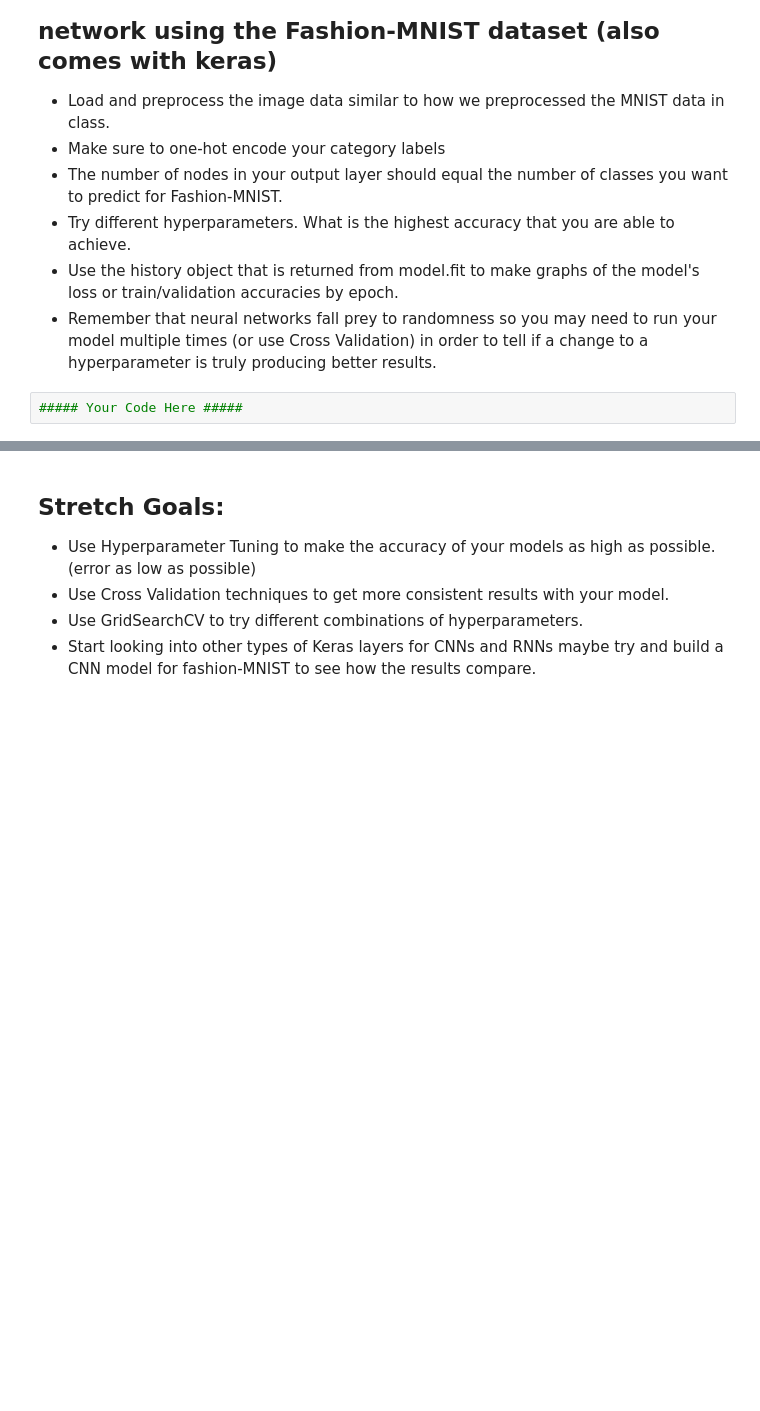
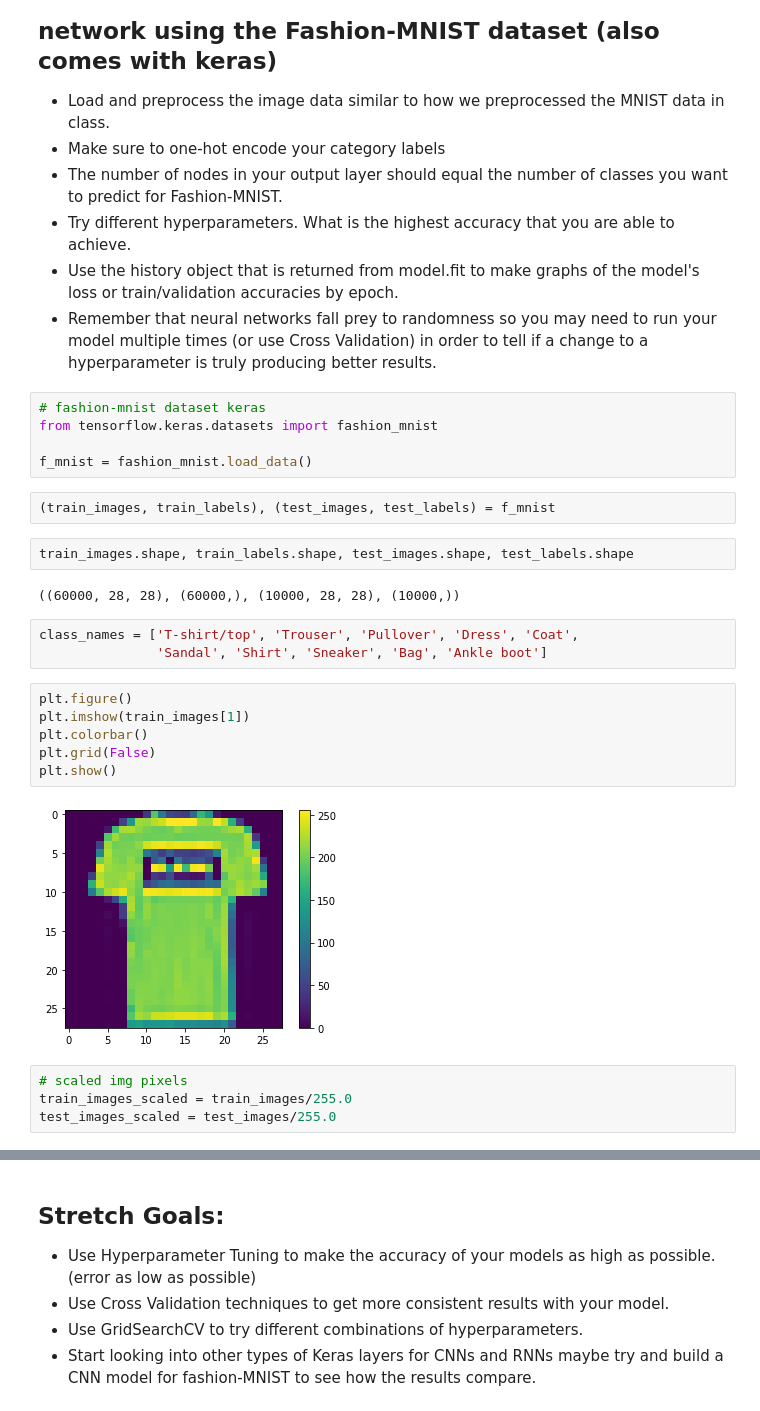
Before and after one commit to tigju/DS-Unit-4-Sprint-2-Neural-Networks, a Jupyter notebook: module3-Intro-to-Keras/LS_DS_423_Keras_Assignment.ipynb, the cells around one changed output, grey strips where cells are left out. Drawn from its saved outputs; the diff is of its cells as text; blank space fills up the shorter version.

```diff
--- a/module3-Intro-to-Keras/LS_DS_423_Keras_Assignment.ipynb
+++ b/module3-Intro-to-Keras/LS_DS_423_Keras_Assignment.ipynb
@@ -320,5 +323,29 @@ plt.show()
 - Try different hyperparameters. What is the highest accuracy that you are able to achieve.
 - Use the history object that is returned from model.fit to make graphs of the model's loss or train/validation accuracies by epoch.
 - Remember that neural networks fall prey to randomness so you may need to run your model multiple times (or use Cross Validation) in order to tell if a change to a hyperparameter is truly producing better results.
-# %%
-##### Your Code Here #####
+# %%
+# fashion-mnist dataset keras
+from tensorflow.keras.datasets import fashion_mnist
+
+f_mnist = fashion_mnist.load_data()
+# %%
+(train_images, train_labels), (test_images, test_labels) = f_mnist
+# %%
+train_images.shape, train_labels.shape, test_images.shape, test_labels.shape
+# %% [output]
+((60000, 28, 28), (60000,), (10000, 28, 28), (10000,))
+# %%
+class_names = ['T-shirt/top', 'Trouser', 'Pullover', 'Dress', 'Coat',
+               'Sandal', 'Shirt', 'Sneaker', 'Bag', 'Ankle boot']
+# %%
+plt.figure()
+plt.imshow(train_images[1])
+plt.colorbar()
+plt.grid(False)
+plt.show()
+# %% [output]
+[figure, added]
+# %%
+# scaled img pixels
+train_images_scaled = train_images/255.0
+test_images_scaled = test_images/255.0
```
Also changed, not shown: parts of 31 cells of this notebook.
